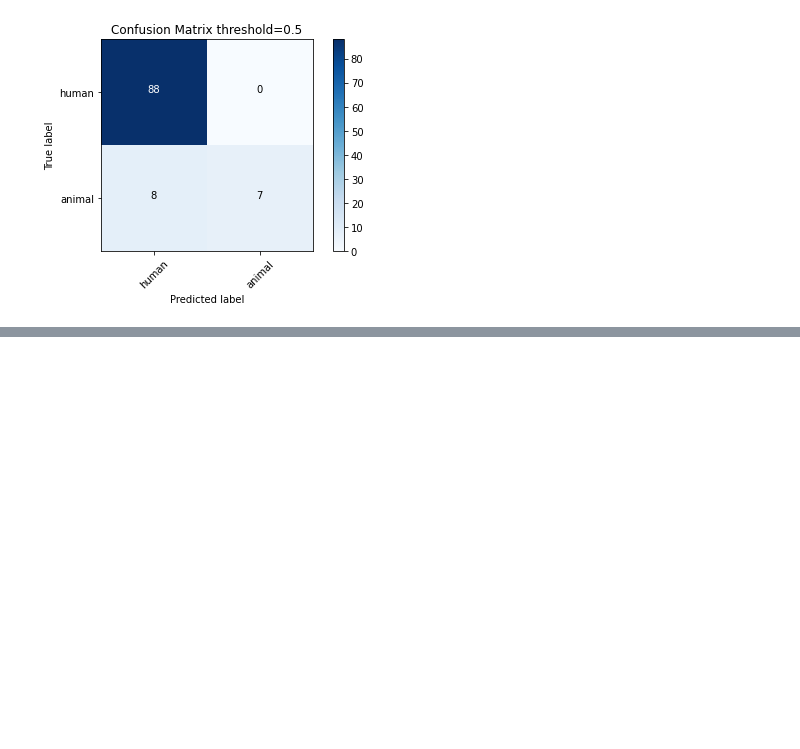
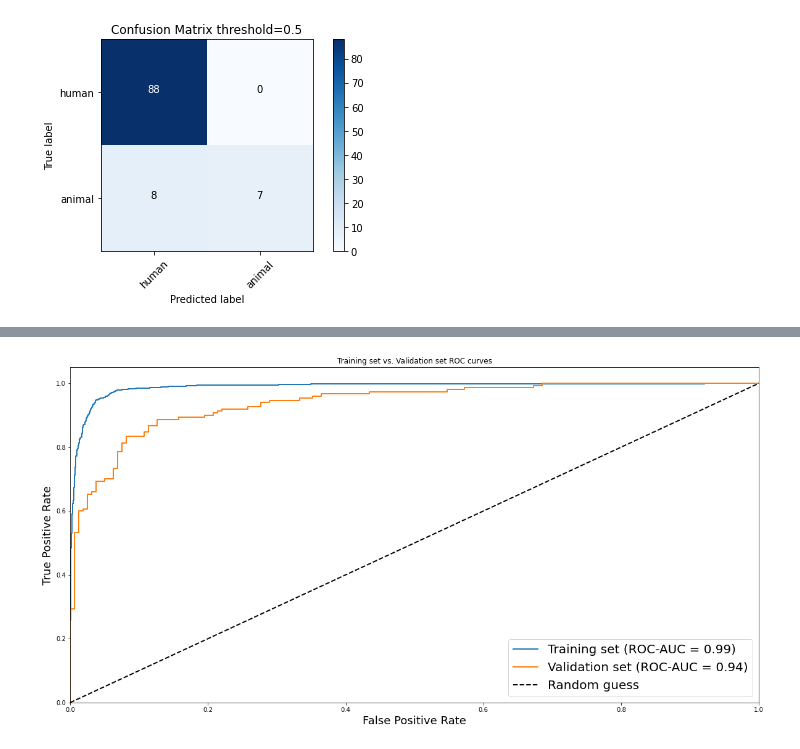
Before and after one commit to ShaulSolomon/sota-mafat-radar, a Jupyter notebook: notebooks/[Hernan]SNR_exploration.ipynb, the cells around one changed output, grey strips where cells are left out. Saved outputs shown, nothing was run; the diff lists cells and outputs as text; code cells hidden in the pictures; blank space fills up the shorter version.

Commit message:
SNR error analysis complete
ran baseline model with SNR calssification and analyzed the results

```diff
--- a/notebooks/[Hernan]SNR_exploration.ipynb
+++ b/notebooks/[Hernan]SNR_exploration.ipynb
@@ -399,0 +447,22 @@ next, we'll try adding the SNR type as a variable to the model in the Fully conn
+# %%
+# Model configuration:
+batch_size = 16
+img_width, img_height = 126, 32
+loss_function = BinaryCrossentropy()
+no_epochs = 10
+optimizer = Adam(learning_rate = 0.001)
+#input_shape = (img_width, img_height, 1)
+
+#init = tf.keras.initializers.GlorotNormal(seed = 0)
+
+# Creating and running the model
+#model = create_model(input_shape, init)
+model.compile(loss=loss_function, optimizer=optimizer, metrics=[AUC(), 'accuracy'])
+# %%
+train_snr = train_dff[train_dff.is_validation==False].snr_type
+train_snr = train_snr.apply(lambda x: 0 if x=="HighSNR" else 1).astype('float')
+val_snr = train_dff[train_dff.is_validation].snr_type
+val_snr = val_snr.apply(lambda x: 0 if x=="HighSNR" else 1).astype('float')
+
+
+train_snr.shape
@@ -399,0 +471,11 @@ next, we'll try adding the SNR type as a variable to the model in the Fully conn
+# %%
+# Model fit
+
+
+callbacks = []
+if WANDB_enable:
+  wandb.init(project="mafat",name="first")
+  callbacks.append(WandbCallback())
+
+history = model.fit([train_x,train_snr], train_y, batch_size = batch_size, epochs = no_epochs,
+                     callbacks=callbacks,validation_data = ([val_x,val_snr], val_y))
@@ -399,0 +503,7 @@ next, we'll try adding the SNR type as a variable to the model in the Fully conn
+# %%
+# Plot ROC curve and show ROC-AUC results of the training and validation sets.
+pred = [model.predict([train_x,train_snr]), model.predict([val_x,val_snr])]
+actual = [train_y, val_y]
+utils.stats(pred, actual)
+# %% [output]
+[figure, added]
```
Also changed, not shown: parts of 10 cells of this notebook.
